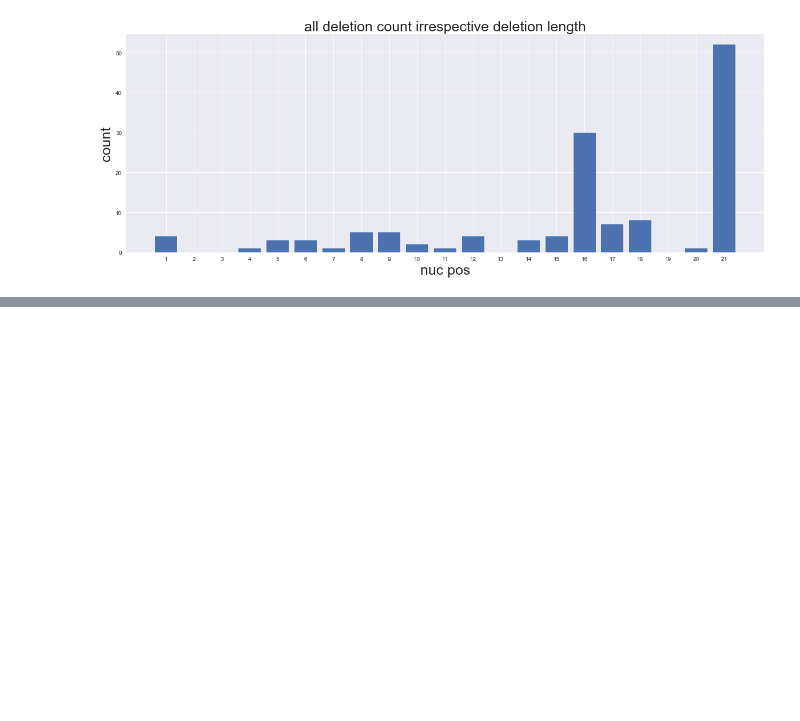
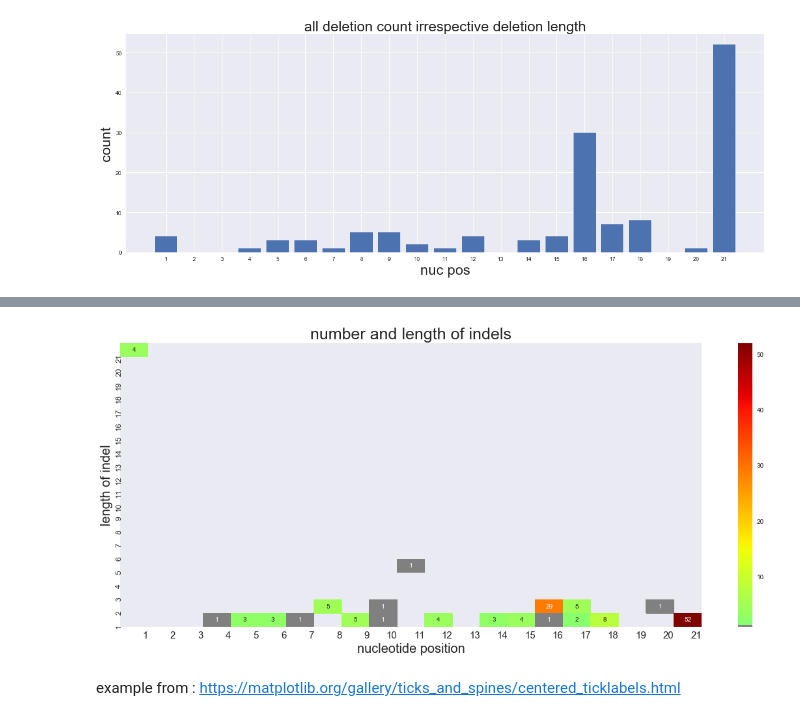
Before and after one commit to babinyurii/crispr_cas9, a Jupyter notebook: draft_script_for_plotting_indels.ipynb, the cells around one changed output, grey strips where cells are left out. Drawn from its saved outputs; the diff is of its cells as text; code cells hidden in the pictures; blank space fills up the shorter version.

```diff
--- a/draft_script_for_plotting_indels.ipynb
+++ b/draft_script_for_plotting_indels.ipynb
@@ -96,0 +179,43 @@ create_bars(matrix, coverage)
+# %%
+
+cmap = plt.cm.jet # defining colormap
+
+cmaplist = [cmap(i) for i in range(cmap.N)] # list of colors from jet map
+
+cmap_short = cmaplist[130:]
+
+cmap_short[0] = (.5, .5, .5, 1.0) # first entry changed to be grey
+
+
+# here's the max value of indels in the current df
+# it's used to denote the largest value in colormap and split colormap into segments
+largest_indel_num = matrix.max()
+largest_indel_num = int(largest_indel_num.max()) # turning into int class numpy float, otherwise deprecation warning is raised
+
+
+fig, ax = plt.subplots(figsize=(20, 8))
+
+sns.heatmap(matrix, cmap=cmap_short, annot=True)
+
+
+plt.yticks(list(range(1, len(matrix.index) + 1)), list(reversed(range(1, len(matrix.index) + 1))), fontsize=12,
+           horizontalalignment="left")
+plt.xlabel("nucleotide position", fontsize=20)
+plt.ylabel("length of indel", fontsize=20)
+
+plt.title("number and length of indels", fontsize=25)
+
+plt.xticks(list(range(1, len(matrix.columns) + 1)), list(range(1, len(matrix.columns) + 1)), fontsize=15)
+
+################
+# trying to shift the label
+for tick in ax.xaxis.get_majorticklabels():
+    tick.set_horizontalalignment("right")
+
+
+plt.show()
+# %% [output]
+[figure, added]
+# %% [markdown]
+example from :
+https://matplotlib.org/gallery/ticks_and_spines/centered_ticklabels.html
```
Also changed, not shown: parts of 8 cells of this notebook.
